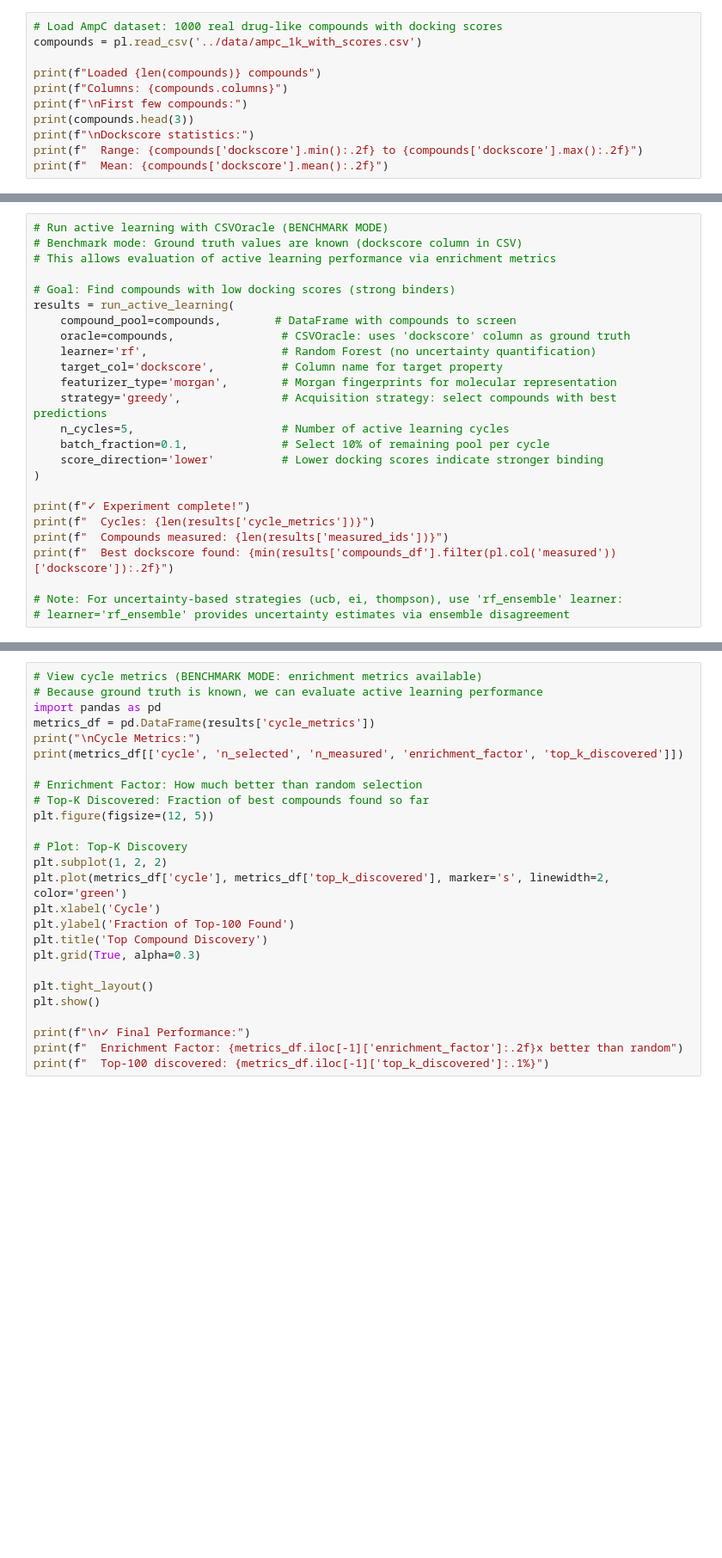
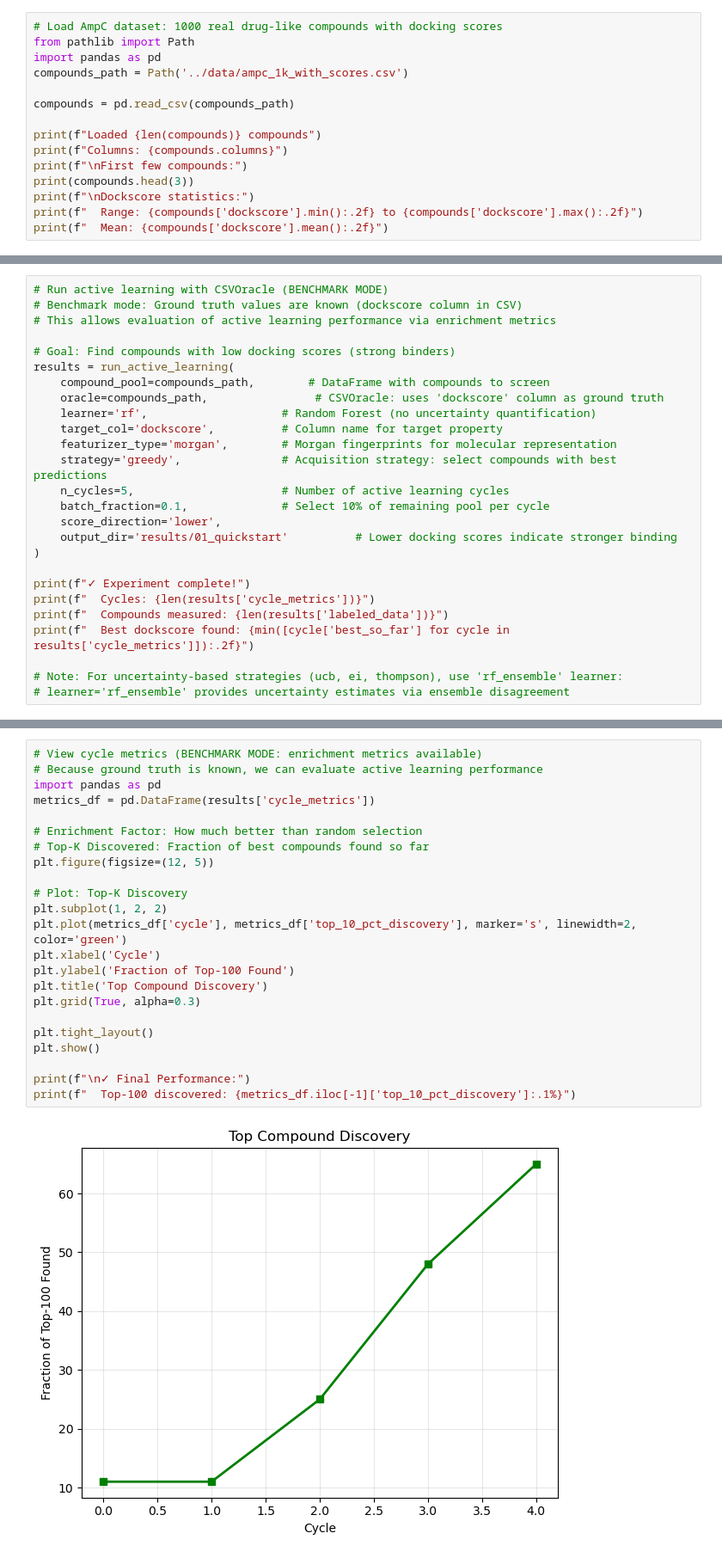
Before and after one commit to drugm8/LearnM8, a Jupyter notebook: examples/notebooks/01_quickstart.ipynb, the cells around one changed output, grey strips where cells are left out. Shown at 86% size. Cells and saved outputs as stored; diff of their text form; blank space fills up the shorter version.

Commit message:
Fix column fetching from resutls

```diff
--- a/examples/notebooks/01_quickstart.ipynb
+++ b/examples/notebooks/01_quickstart.ipynb
@@ -21,6 +23,10 @@ print("✓ Setup complete")
 # %%
 # Load AmpC dataset: 1000 real drug-like compounds with docking scores
-compounds = pl.read_csv('../data/ampc_1k_with_scores.csv')
+from pathlib import Path
+import pandas as pd
+compounds_path = Path('../data/ampc_1k_with_scores.csv')
+
+compounds = pd.read_csv(compounds_path)
 
 print(f"Loaded {len(compounds)} compounds")
 print(f"Columns: {compounds.columns}")
@@ -36,21 +55,22 @@ print(f"  Mean: {compounds['dockscore'].mean():.2f}")
 
 # Goal: Find compounds with low docking scores (strong binders)
 results = run_active_learning(
-    compound_pool=compounds,        # DataFrame with compounds to screen
-    oracle=compounds,                # CSVOracle: uses 'dockscore' column as ground truth
+    compound_pool=compounds_path,        # DataFrame with compounds to screen
+    oracle=compounds_path,                # CSVOracle: uses 'dockscore' column as ground truth
     learner='rf',                    # Random Forest (no uncertainty quantification)
     target_col='dockscore',          # Column name for target property
     featurizer_type='morgan',        # Morgan fingerprints for molecular representation
     strategy='greedy',               # Acquisition strategy: select compounds with best predictions
     n_cycles=5,                      # Number of active learning cycles
     batch_fraction=0.1,              # Select 10% of remaining pool per cycle
-    score_direction='lower'          # Lower docking scores indicate stronger binding
+    score_direction='lower',
+	output_dir='results/01_quickstart'          # Lower docking scores indicate stronger binding
 )
 
 print(f"✓ Experiment complete!")
 print(f"  Cycles: {len(results['cycle_metrics'])}")
-print(f"  Compounds measured: {len(results['measured_ids'])}")
-print(f"  Best dockscore found: {min(results['compounds_df'].filter(pl.col('measured'))['dockscore']):.2f}")
+print(f"  Compounds measured: {len(results['labeled_data'])}")
+print(f"  Best dockscore found: {min([cycle['best_so_far'] for cycle in results['cycle_metrics']]):.2f}")
 
 # Note: For uncertainty-based strategies (ucb, ei, thompson), use 'rf_ensemble' learner:
 # learner='rf_ensemble' provides uncertainty estimates via ensemble disagreement
@@ -57,26 +82,25 @@ print(f"  Best dockscore found: {min(results['compounds_df'].filter(pl.col('meas
 # %%
 # View cycle metrics (BENCHMARK MODE: enrichment metrics available)
 # Because ground truth is known, we can evaluate active learning performance
 import pandas as pd
 metrics_df = pd.DataFrame(results['cycle_metrics'])
-print("\nCycle Metrics:")
-print(metrics_df[['cycle', 'n_selected', 'n_measured', 'enrichment_factor', 'top_k_discovered']])
 
 # Enrichment Factor: How much better than random selection
 # Top-K Discovered: Fraction of best compounds found so far
 plt.figure(figsize=(12, 5))
 
 # Plot: Top-K Discovery
 plt.subplot(1, 2, 2)
-plt.plot(metrics_df['cycle'], metrics_df['top_k_discovered'], marker='s', linewidth=2, color='green')
+plt.plot(metrics_df['cycle'], metrics_df['top_10_pct_discovery'], marker='s', linewidth=2, color='green')
 plt.xlabel('Cycle')
 plt.ylabel('Fraction of Top-100 Found')
 plt.title('Top Compound Discovery')
 plt.grid(True, alpha=0.3)
 
 plt.tight_layout()
 plt.show()
 
 print(f"\n✓ Final Performance:")
-print(f"  Enrichment Factor: {metrics_df.iloc[-1]['enrichment_factor']:.2f}x better than random")
-print(f"  Top-100 discovered: {metrics_df.iloc[-1]['top_k_discovered']:.1%}")
+print(f"  Top-100 discovered: {metrics_df.iloc[-1]['top_10_pct_discovery']:.1%}")
+# %% [output]
+[figure, added]
```
Also changed, not shown: parts of 4 cells of this notebook, 3 other files.
